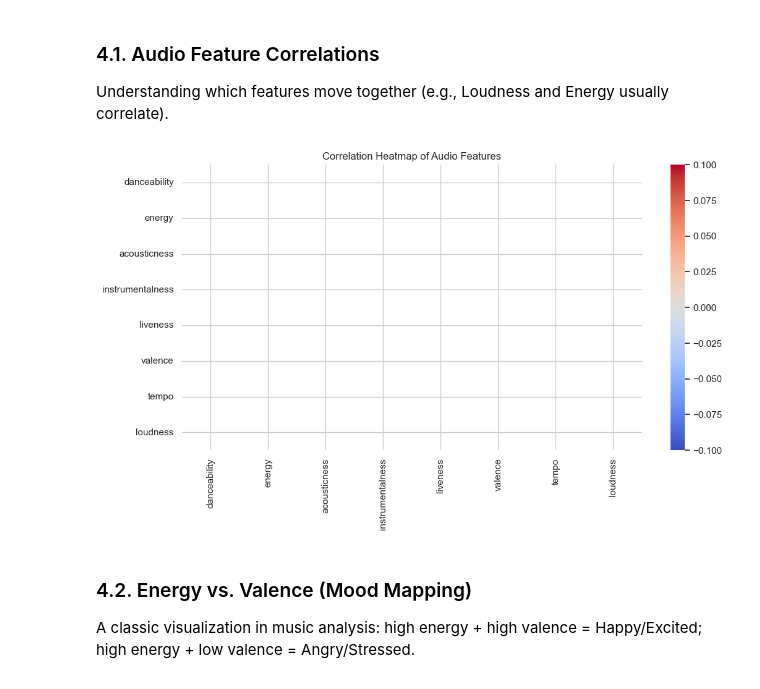
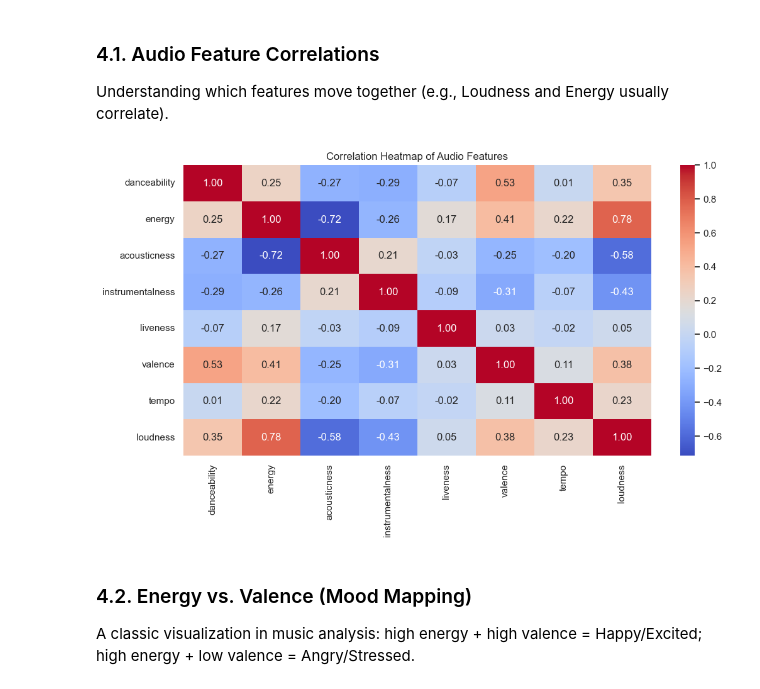
Before and after one commit to ds25m025edbertolima/soe-spotify, a Jupyter notebook: notebooks/4-em-exploratory-data-analysis.ipynb, the cells around one changed output. Drawn from its saved outputs; the diff is of its cells as text; code cells hidden in the pictures.

```diff
--- a/notebooks/4-em-exploratory-data-analysis.ipynb
+++ b/notebooks/4-em-exploratory-data-analysis.ipynb
@@ -104,12 +110,16 @@ plt.show()
 ### 4.1. Audio Feature Correlations
 Understanding which features move together (e.g., Loudness and Energy usually correlate).
 # %%
-corr_matrix = df_features[audio_cols + ['tempo', 'loudness']].corr()
-sns.heatmap(corr_matrix, annot=True, cmap='coolwarm', fmt=".2f")
-plt.title('Correlation Heatmap of Audio Features')
-plt.show()
+if not df_features.empty:
+    avail_cols = [c for c in audio_cols + ['tempo', 'loudness'] if c in df_features.columns]
+    corr_matrix = df_features[avail_cols].corr()
+    sns.heatmap(corr_matrix, annot=True, cmap='coolwarm', fmt=".2f")
+    plt.title('Correlation Heatmap of Audio Features')
+    plt.show()
+else:
+    print("No features data available.")
 # %% [output]
-[figure, old version]
+[figure, new version]
 # %% [markdown]
 ### 4.2. Energy vs. Valence (Mood Mapping)
 A classic visualization in music analysis: high energy + high valence = Happy/Excited; high energy + low valence = Angry/Stressed.
```
Also changed, not shown: parts of 8 cells of this notebook, 11 other files.
